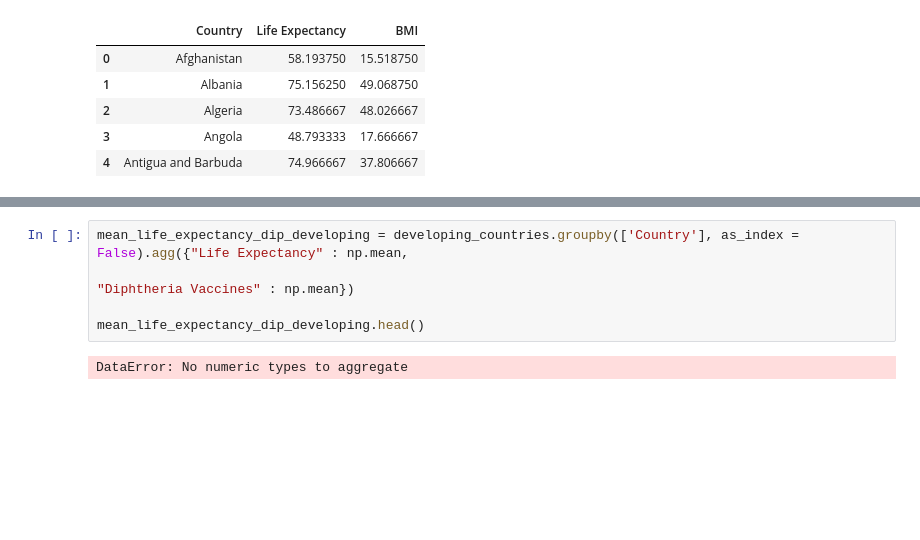
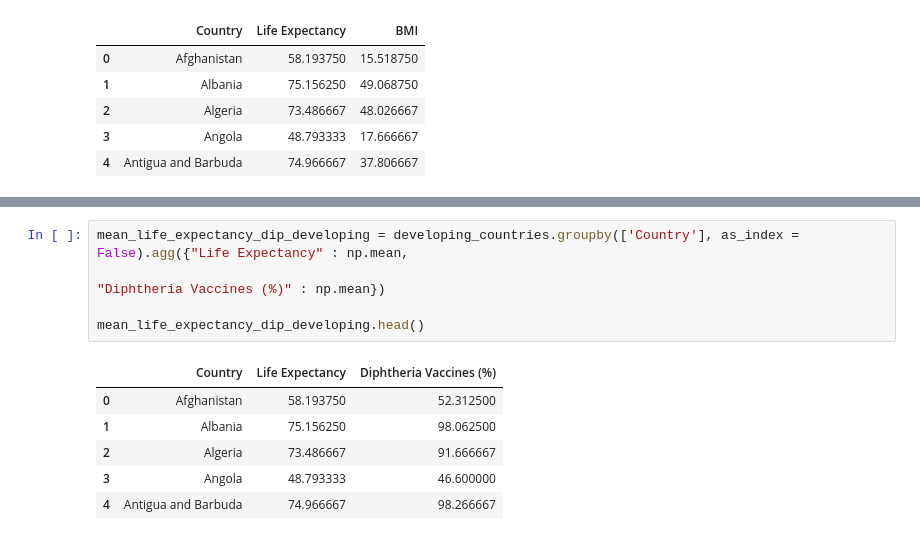
Before and after one commit to shechter430/project_one, a Jupyter notebook: shondeen_analyzations.ipynb, the cells around one changed output, grey strips where cells are left out. Cells and saved outputs as stored; diff of their text form; blank space fills up the shorter version.

```diff
--- a/shondeen_analyzations.ipynb
+++ b/shondeen_analyzations.ipynb
@@ -187,9 +188,14 @@ plt.tight_layout()
 [interactive output not drawn]
 # %%
 mean_life_expectancy_dip_developing = developing_countries.groupby(['Country'], as_index = False).agg({"Life Expectancy" : np.mean,
-                                                                                                 "Diphtheria Vaccines" : np.mean})
+                                                                                                 "Diphtheria Vaccines (%)" : np.mean})
 
 mean_life_expectancy_dip_developing.head()
 # %% [output]
-DataError: No numeric types to aggregate
+|  | Country | Life Expectancy | Diphtheria Vaccines (%) |
+| 0 | Afghanistan | 58.193750 | 52.312500 |
+| 1 | Albania | 75.156250 | 98.062500 |
+| 2 | Algeria | 73.486667 | 91.666667 |
+| 3 | Angola | 48.793333 | 46.600000 |
+| 4 | Antigua and Barbuda | 74.966667 | 98.266667 |
 # %%
```
Also changed, not shown: parts of 16 cells of this notebook.
